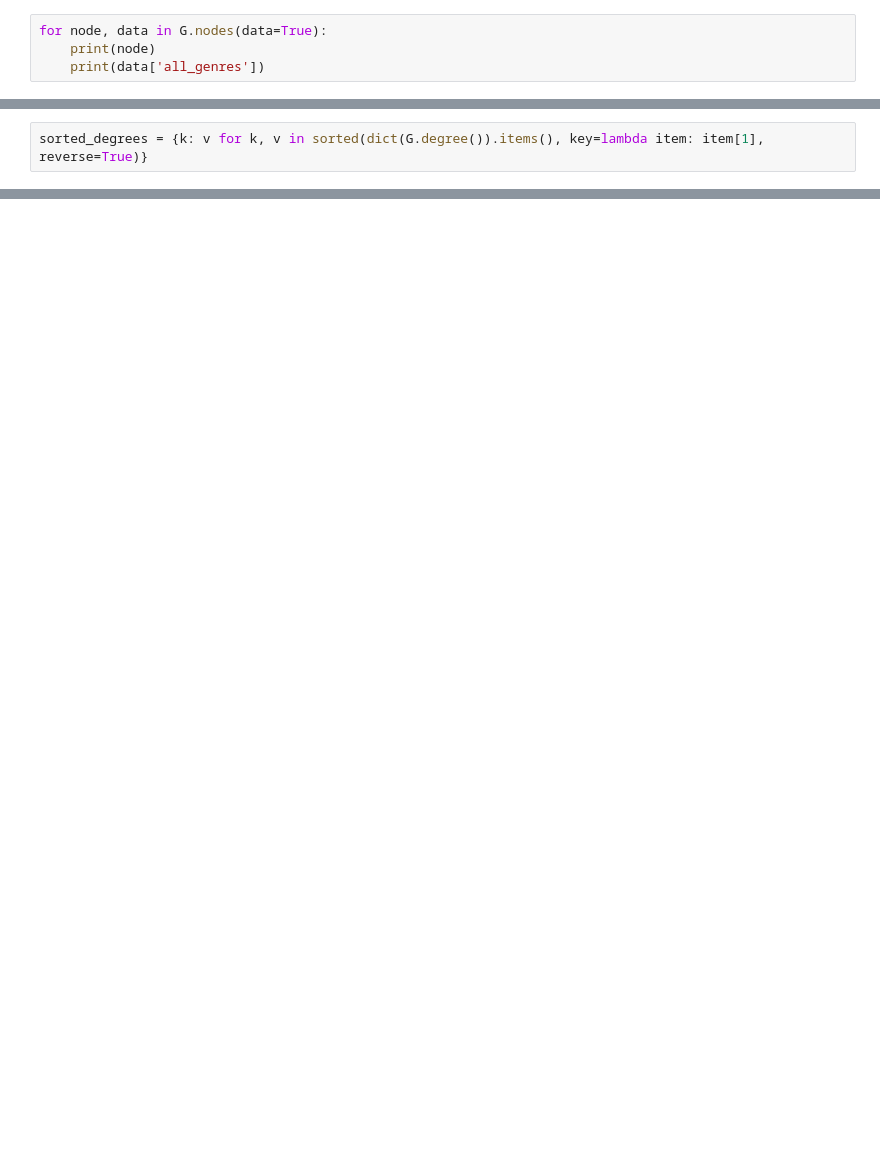
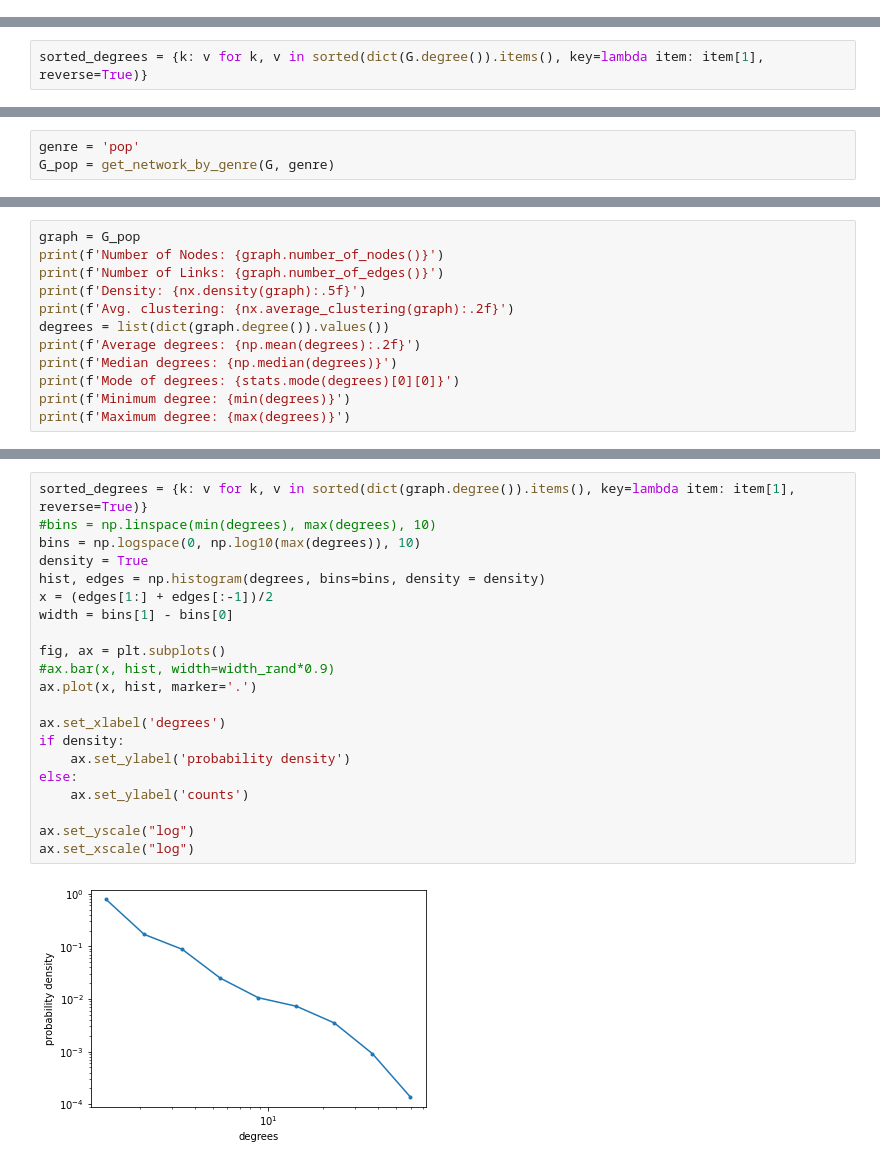
Before and after one commit to DavidAriOstenfeldt/project_website, a Jupyter notebook: Project/network.ipynb, the cells around one changed output, grey strips where cells are left out. Cells and saved outputs as stored; diff of their text form; blank space fills up the shorter version.

```diff
--- a/Project/network.ipynb
+++ b/Project/network.ipynb
@@ -152,4 +127,0 @@ networkRand, config = nw.visualize(G, plot_in_cell_below=False)
-# %%
-for node, data in G.nodes(data=True):
-    print(node)
-    print(data['all_genres'])
@@ -261,0 +282,3 @@ Avg. shortest path length: 4.99602
+# %%
+genre = 'pop'
+G_pop = get_network_by_genre(G, genre)
@@ -261,0 +294,12 @@ Avg. shortest path length: 4.99602
+# %%
+graph = G_pop
+print(f'Number of Nodes: {graph.number_of_nodes()}')
+print(f'Number of Links: {graph.number_of_edges()}')
+print(f'Density: {nx.density(graph):.5f}')
+print(f'Avg. clustering: {nx.average_clustering(graph):.2f}')
+degrees = list(dict(graph.degree()).values())
+print(f'Average degrees: {np.mean(degrees):.2f}')
+print(f'Median degrees: {np.median(degrees)}')
+print(f'Mode of degrees: {stats.mode(degrees)[0][0]}')
+print(f'Minimum degree: {min(degrees)}')
+print(f'Maximum degree: {max(degrees)}')
@@ -261,0 +316,23 @@ Avg. shortest path length: 4.99602
+# %%
+sorted_degrees = {k: v for k, v in sorted(dict(graph.degree()).items(), key=lambda item: item[1], reverse=True)}
+#bins = np.linspace(min(degrees), max(degrees), 10)
+bins = np.logspace(0, np.log10(max(degrees)), 10)
+density = True
+hist, edges = np.histogram(degrees, bins=bins, density = density)
+x = (edges[1:] + edges[:-1])/2
+width = bins[1] - bins[0]
+
+fig, ax = plt.subplots()
+#ax.bar(x, hist, width=width_rand*0.9)
+ax.plot(x, hist, marker='.')
+
+ax.set_xlabel('degrees')
+if density:
+    ax.set_ylabel('probability density')
+else:
+    ax.set_ylabel('counts')
+
+ax.set_yscale("log")
+ax.set_xscale("log")
+# %% [output]
+[figure, added]
```
Also changed, not shown: parts of 186 cells of this notebook.
